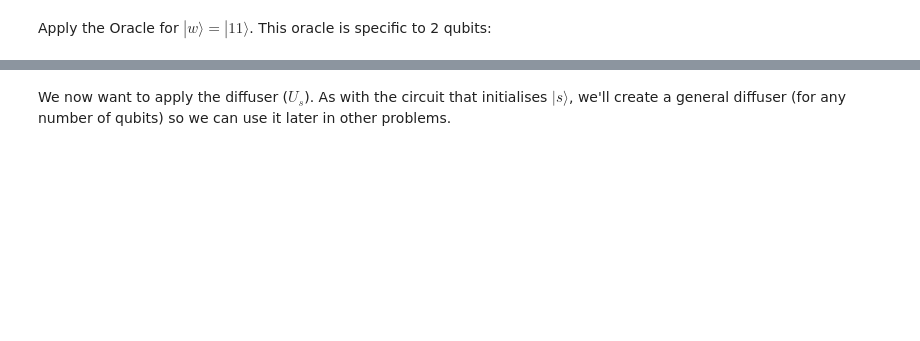
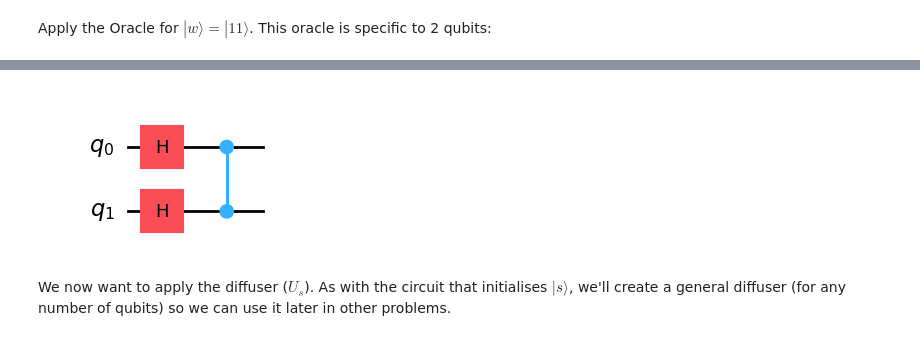
Before and after one commit to francois-marie/qiskit-demo, a Jupyter notebook: presentations/grover.ipynb, the cells around one changed output, grey strips where cells are left out. Cells and saved outputs as stored; diff of their text form; code cells hidden in the pictures; blank space fills up the shorter version.

```diff
--- a/presentations/grover.ipynb
+++ b/presentations/grover.ipynb
@@ -37,5 +39,5 @@ grover_circuit.draw()
 Apply the Oracle for $|w\rangle = |11\rangle$. This oracle is specific to 2 qubits:
 # %%
 grover_circuit.cz(0,1) # Oracle
-grover_circuit.draw()
+grover_circuit.draw(output='mpl')
 # %% [output]
@@ -43,3 +44,4 @@ grover_circuit.draw()
+[figure, added]
 # %% [markdown]
 <span id="general_diffuser"></span>
 We now want to apply the diffuser ($U_s$). As with the circuit that initialises $|s\rangle$, we'll create a general diffuser (for any number of qubits) so we can use it later in other problems.
```
Also changed, not shown: parts of 18 cells of this notebook, 2 other files.
